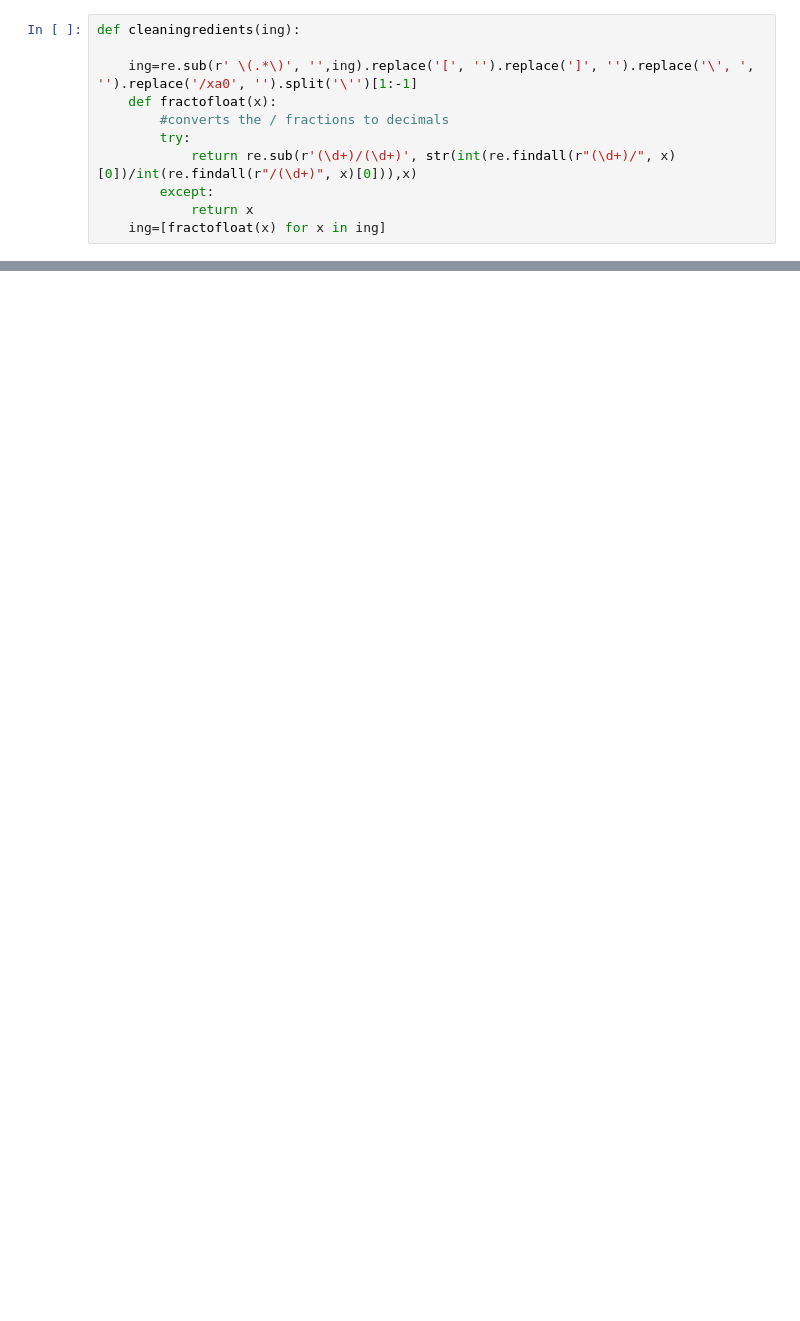
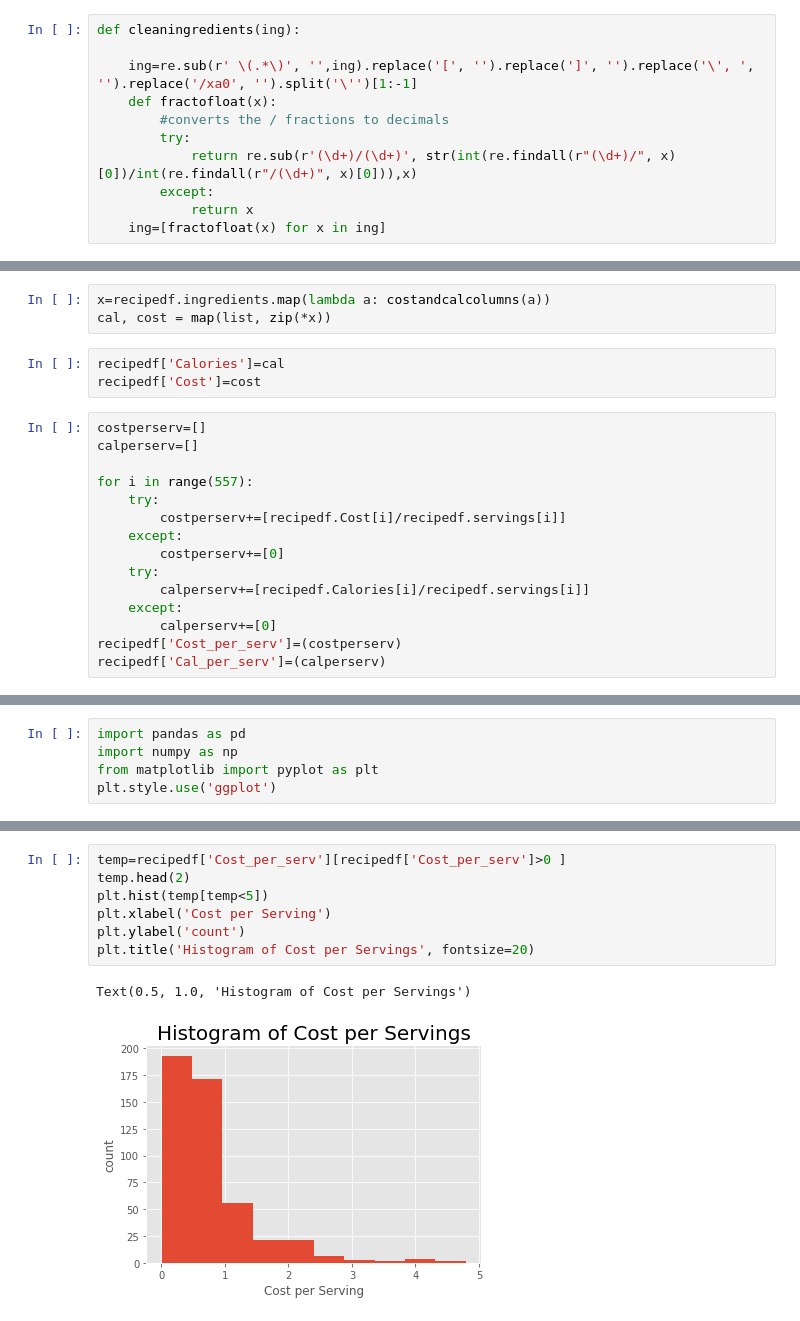
Before and after one commit to gabbyklein1/NYCDSA-Project1, a Jupyter notebook: project1git/FNdatacleaner.ipynb, the cells around one changed output, grey strips where cells are left out. Cells and saved outputs as stored; diff of their text form; blank space fills up the shorter version.

```diff
--- a/project1git/FNdatacleaner.ipynb
+++ b/project1git/FNdatacleaner.ipynb
@@ -226,0 +359,21 @@ True
+# %%
+x=recipedf.ingredients.map(lambda a: costandcalcolumns(a))
+cal, cost = map(list, zip(*x))
+# %%
+recipedf['Calories']=cal
+recipedf['Cost']=cost
+# %%
+costperserv=[]
+calperserv=[]
+
+for i in range(557):
+    try:
+        costperserv+=[recipedf.Cost[i]/recipedf.servings[i]]
+    except:
+        costperserv+=[0]
+    try:
+        calperserv+=[recipedf.Calories[i]/recipedf.servings[i]]
+    except:
+        calperserv+=[0]
+recipedf['Cost_per_serv']=(costperserv)
+recipedf['Cal_per_serv']=(calperserv)
@@ -226,0 +389,5 @@ True
+# %%
+import pandas as pd
+import numpy as np
+from matplotlib import pyplot as plt
+plt.style.use('ggplot')
@@ -226,0 +407,10 @@ True
+# %%
+temp=recipedf['Cost_per_serv'][recipedf['Cost_per_serv']>0 ]
+temp.head(2)
+plt.hist(temp[temp<5])
+plt.xlabel('Cost per Serving')
+plt.ylabel('count')
+plt.title('Histogram of Cost per Servings', fontsize=20)
+# %% [output]
+Text(0.5, 1.0, 'Histogram of Cost per Servings')
+[figure, added]
```
Also changed, not shown: parts of 36 cells of this notebook, 4 other files.
